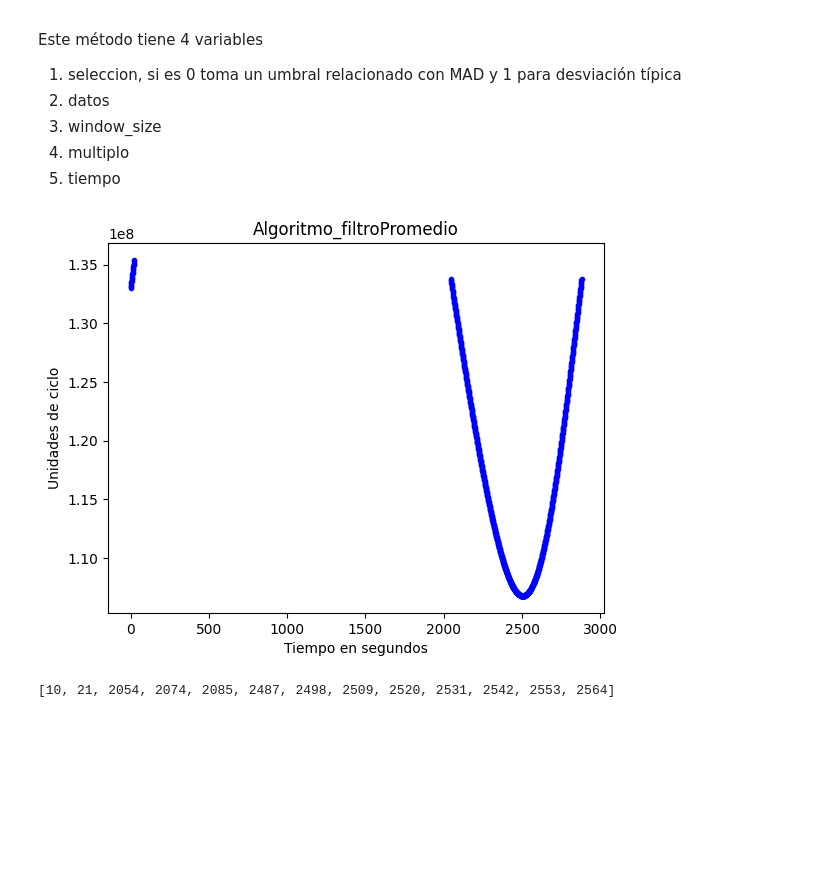
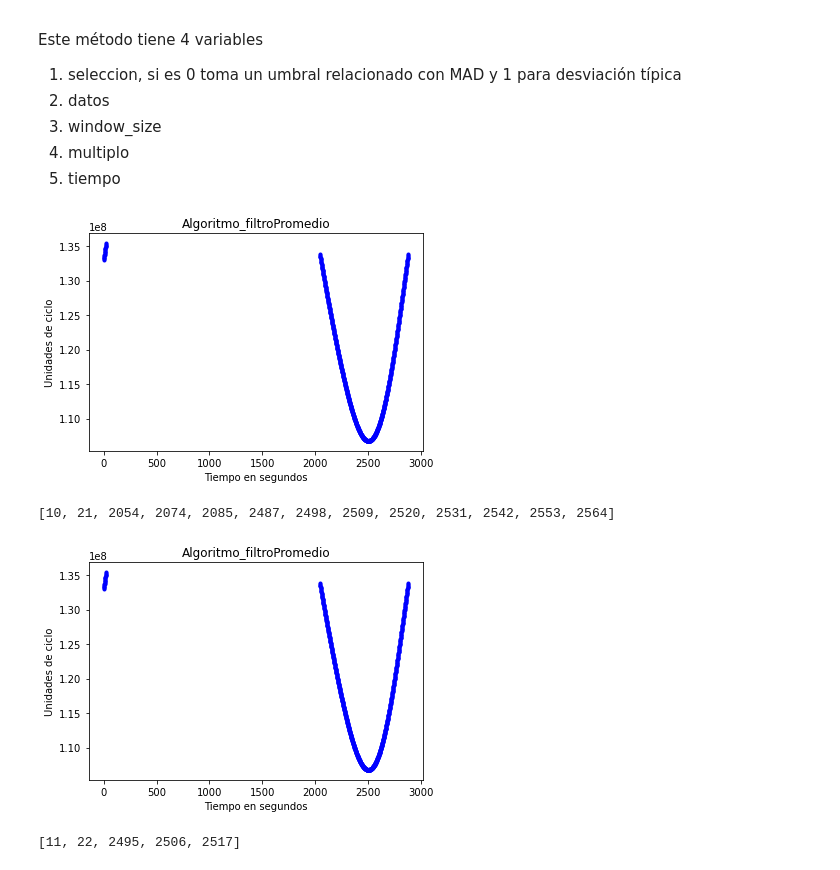
Before and after one commit to DavMat857/TFG, a Jupyter notebook: algoritmos/resumen.ipynb, the cells around one changed output. Drawn from its saved outputs; the diff is of its cells as text; code cells hidden in the pictures; blank space fills up the shorter version.

```diff
--- a/algoritmos/resumen.ipynb
+++ b/algoritmos/resumen.ipynb
@@ -204,14 +205,27 @@ Este método tiene 4 variables
 5. tiempo
 # %%
 from filtropromedio import algoritmo as al_fil
-Teruel = "datos\\TERU042A00.23O"
+Teruel = "datos/TERU042A00.23O"
 sat = 'G08'
 seleccion = 0
 datos = L1(Teruel, sat)
 window_size = 10
 multiplo = 2
 tiempo = 1
 al_fil(seleccion, datos, window_size, multiplo, tiempo)
 # %% [output]
-[figure, old version]
+[figure, new version]
 [10, 21, 2054, 2074, 2085, 2487, 2498, 2509, 2520, 2531, 2542, 2553, 2564]
+# %%
+from filtropromedio import algoritmo as al_fil
+Teruel = "datos/TERU042A00.23O"
+sat = 'G08'
+seleccion = 1
+datos = L1(Teruel, sat)
+window_size = 10
+multiplo = 2
+tiempo = 1
+al_fil(seleccion, datos, window_size, multiplo, tiempo)
+# %% [output]
+[figure, added]
+[11, 22, 2495, 2506, 2517]
```
Also changed, not shown: parts of 8 cells of this notebook.
